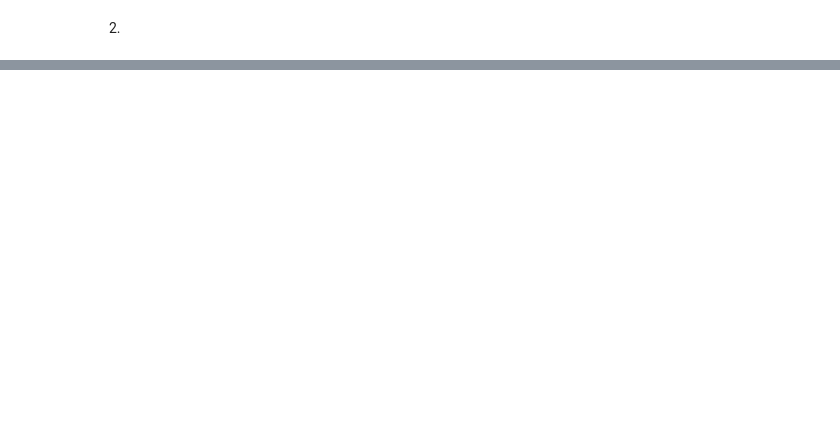
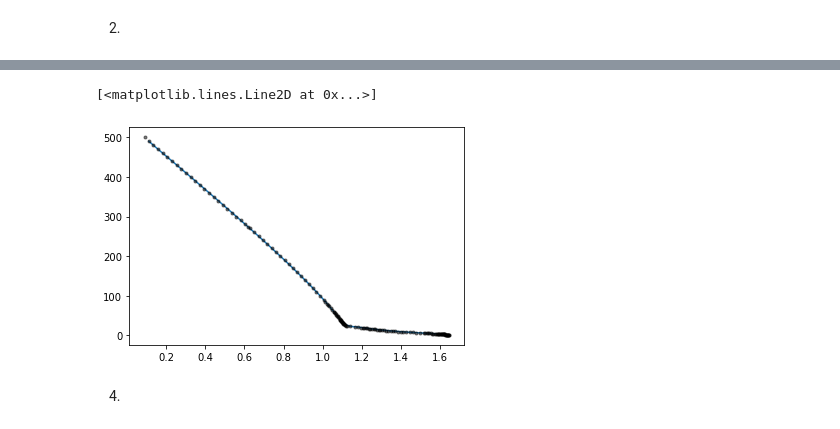
Before and after one commit to PatrickHorlaville/PHYS512, a Jupyter notebook: assignment_1/PS1_notebook.ipynb, the cells around one changed output, grey strips where cells are left out. Drawn from its saved outputs; the diff is of its cells as text; code cells hidden in the pictures; blank space fills up the shorter version.

```diff
--- a/assignment_1/PS1_notebook.ipynb
+++ b/assignment_1/PS1_notebook.ipynb
@@ -63,3 +120,0 @@ def ndiff(fun, x, full = False):
-# %%
-for i,j in enumerate(np.array([0,1,4,5,9])):
-    print(i, j)
@@ -71,0 +167,35 @@ for i,j in enumerate(np.array([0,1,4,5,9])):
+# %%
+def lakeshore(V, data):
+
+    temp, volt, dVdT = np.transpose(data)
+
+    volt = volt[::-1]
+    temp = temp[::-1]
+
+    if type(V) == type(np.array([])):
+        pass
+    else:
+        V = np.array([V])
+
+    t_interp = np.zeros(len(V))
+
+    for i in range(len(V)):
+        ind = np.max(np.where(V[i] >= volt)[0])
+        v_use = volt[ind - 1:ind + 3]
+        t_use = temp[ind - 1:ind + 3]
+        pars = np.polyfit(v_use, t_use, 3)
+        pred = np.polyval(pars, V[i])
+        t_interp[i] = pred
+
+
+    return t_interp
+# %%
+v_try = np.linspace(voltage[1], voltage[-2])
+t_try = lakeshore(v_try, data)
+plt.plot(v_try, t_try)
+plt.plot(voltage, temperature, '.k', alpha = 0.5)
+# %% [output]
+[<matplotlib.lines.Line2D at 0x...>]
+[figure, added]
+# %% [markdown]
+4)
```
Also changed, not shown: parts of 43 cells of this notebook, 2 other files.
